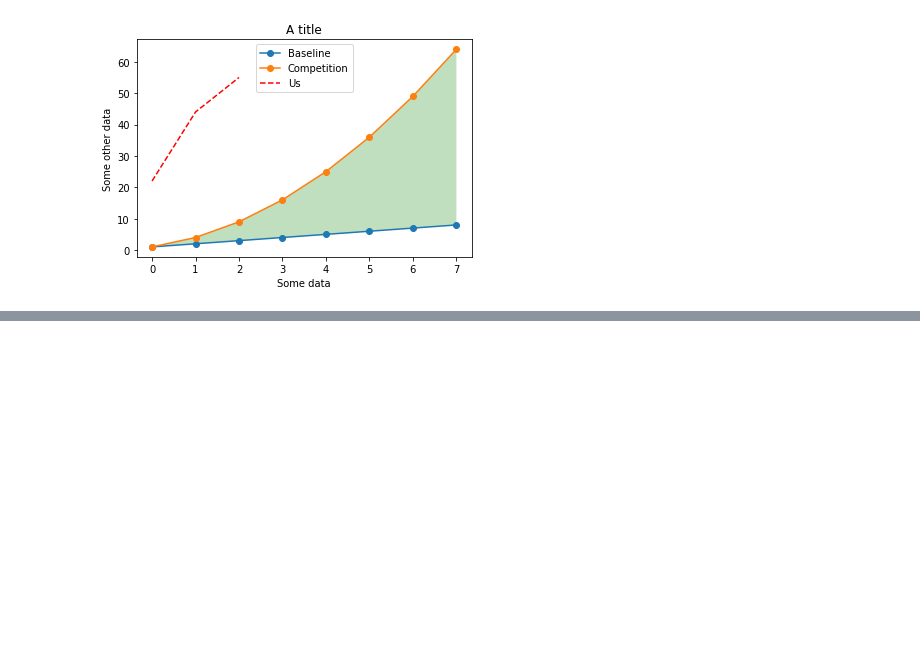
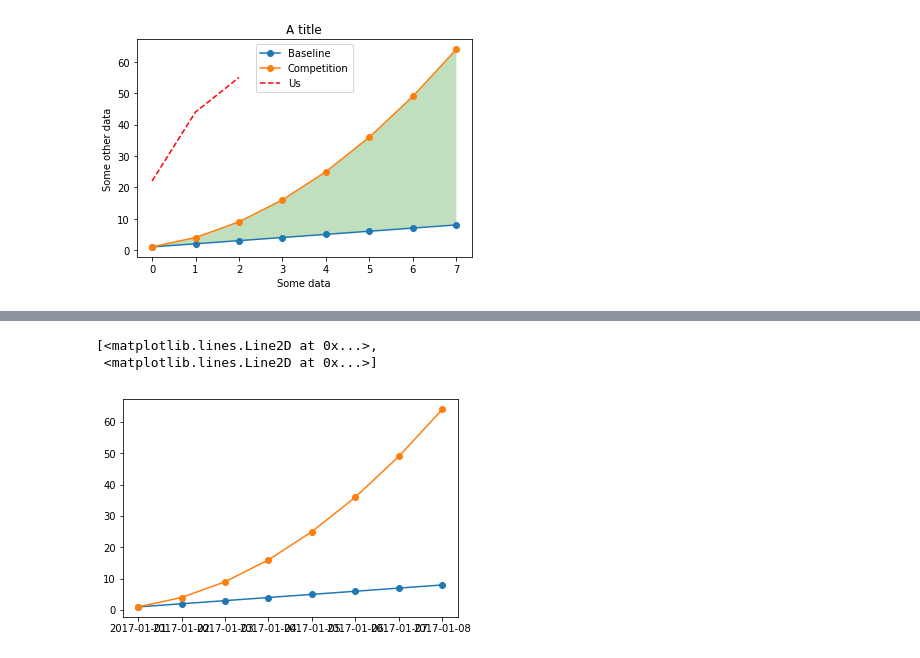
Before and after one commit to jmelendezgeo/Apuntes-Data-Science, a Jupyter notebook: Applied Data Science with Python - Coursera Specialization /Applied Plotting, charting and data representation/Week2.ipynb, the cells around one changed output, grey strips where cells are left out. Drawn from its saved outputs; the diff is of its cells as text; code cells hidden in the pictures; blank space fills up the shorter version.

```diff
--- a/Applied Data Science with Python - Coursera Specialization /Applied Plotting, charting and data representation/Week2.ipynb
+++ b/Applied Data Science with Python - Coursera Specialization /Applied Plotting, charting and data representation/Week2.ipynb
@@ -400,0 +426,14 @@ plt.gca().fill_between(range(len(linear_data)),
+# %%
+# Nos dio un error con la entrada porque matplotlib no entiende lo que le estamos pasando. Estos errores son comunes
+# Lo que ocurre es que map nos devuelve un iterador, debemos convertirlo a una lista.
+import pandas as pd
+plt.figure()
+
+observation_dates = np.arange('2017-01-01','2017-01-09',dtype='datetime64[D]')
+observation_dates = list(map(pd.to_datetime, observation_dates))
+plt.plot(observation_dates, linear_data, '-o',
+        observation_dates, quadratic_data,'-o')
+# %% [output]
+[<matplotlib.lines.Line2D at 0x...>,
+ <matplotlib.lines.Line2D at 0x...>]
+[figure, added]
```
Also changed, not shown: parts of 25 cells of this notebook.
